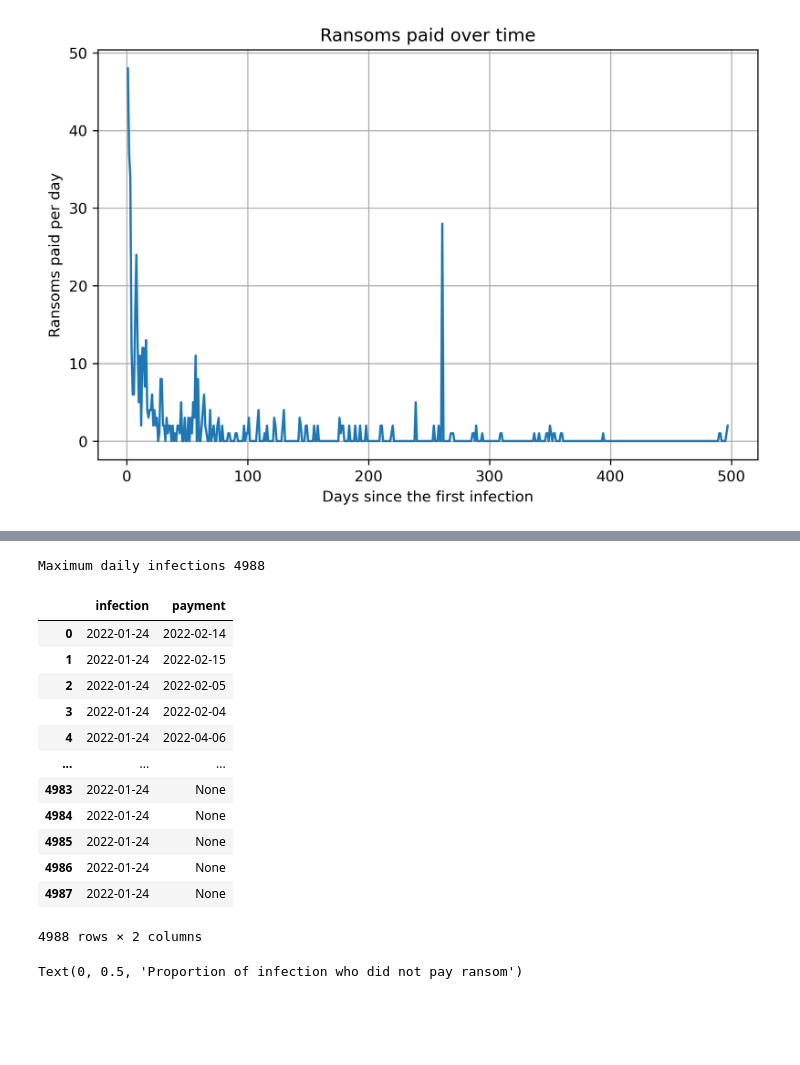
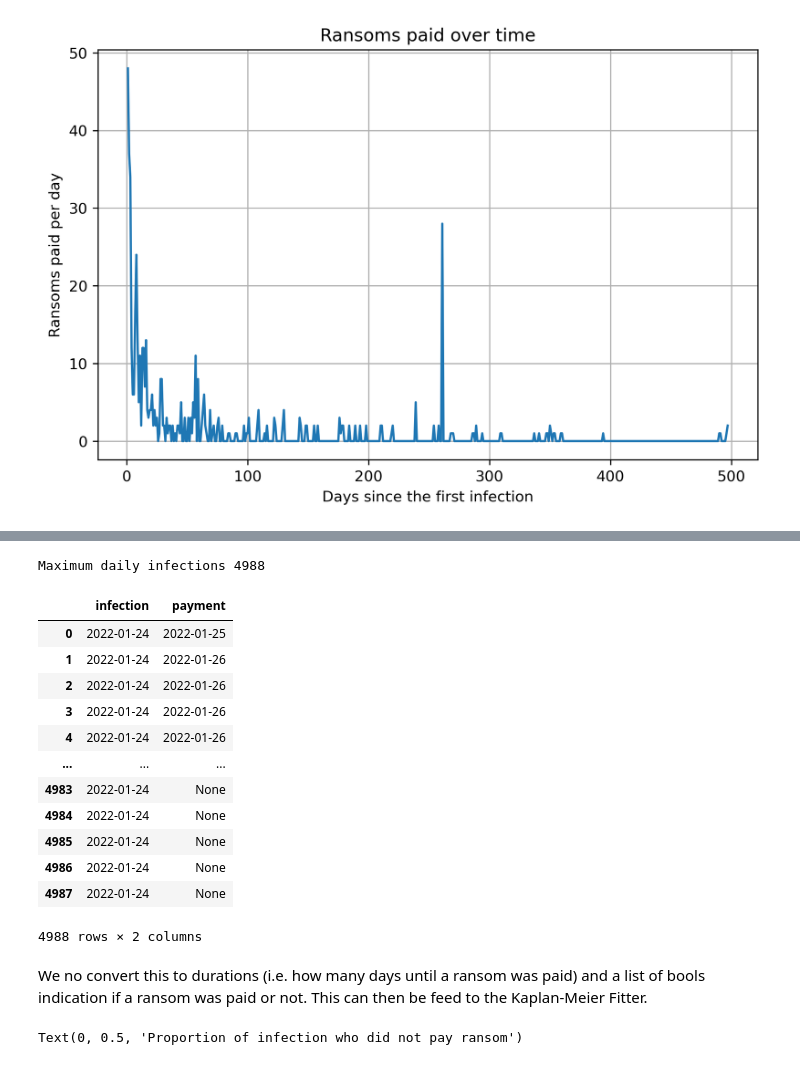
Before and after one commit to illordlo/first-tutorial, a Jupyter notebook: content/Lesson_03.ipynb, the cells around one changed output, grey strips where cells are left out. Saved outputs shown, nothing was run; the diff lists cells and outputs as text; code cells hidden in the pictures; blank space fills up the shorter version.

```diff
--- a/content/Lesson_03.ipynb
+++ b/content/Lesson_03.ipynb
@@ -213,21 +222,24 @@ _ = ax.set_title("Ransoms paid over time")
 # %%
+first_infection = infection_timeseries.iloc[0].name.date()
 max_daily_infections = max(infection_timeseries['Count'])
+
 print("Maximum daily infections", max_daily_infections )
 payment_list = family_ransoms['received_datetime'].dt.date.to_list()
 non_payment_list = [None]*(max_daily_infections-len(payment_list))
 full_list = payment_list + non_payment_list
-d = {'infection' : ['2022-01-24']*max_daily_infections,
+#d = {'infection' : ['2022-01-24']*max_daily_infections,
+d = {'infection' : [first_infection]*max_daily_infections,
      'payment'   : full_list}
 survival_analysis = pd.DataFrame(d)
 survival_analysis
 # %% [output]
 Maximum daily infections 4988
 |  | infection | payment |
-| 0 | 2022-01-24 | 2022-02-14 |
-| 1 | 2022-01-24 | 2022-02-15 |
-| 2 | 2022-01-24 | 2022-02-05 |
-| 3 | 2022-01-24 | 2022-02-04 |
-| 4 | 2022-01-24 | 2022-04-06 |
+| 0 | 2022-01-24 | 2022-01-25 |
+| 1 | 2022-01-24 | 2022-01-26 |
+| 2 | 2022-01-24 | 2022-01-26 |
+| 3 | 2022-01-24 | 2022-01-26 |
+| 4 | 2022-01-24 | 2022-01-26 |
 | ... | ... | ... |
 | 4983 | 2022-01-24 | None |
 | 4984 | 2022-01-24 | None |
@@ -235,4 +247,6 @@ Maximum daily infections 4988
 | 4986 | 2022-01-24 | None |
 | 4987 | 2022-01-24 | None |
 4988 rows × 2 columns
+# %% [markdown]
+We no convert this to durations (i.e. how many days until a ransom was paid) and a list of bools indication if a ransom was paid or not. This can then be feed to the Kaplan-Meier Fitter.
 # %%
```
Also changed, not shown: parts of 8 cells of this notebook.
